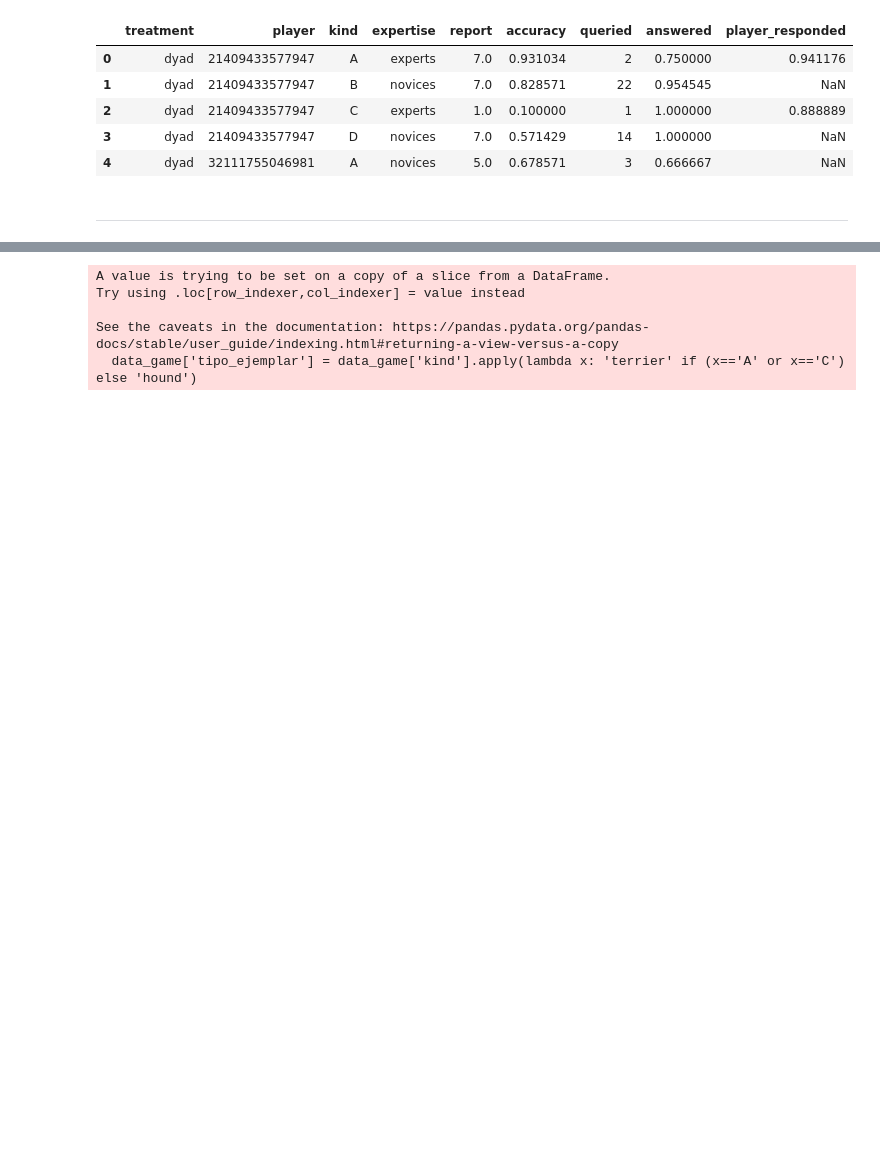
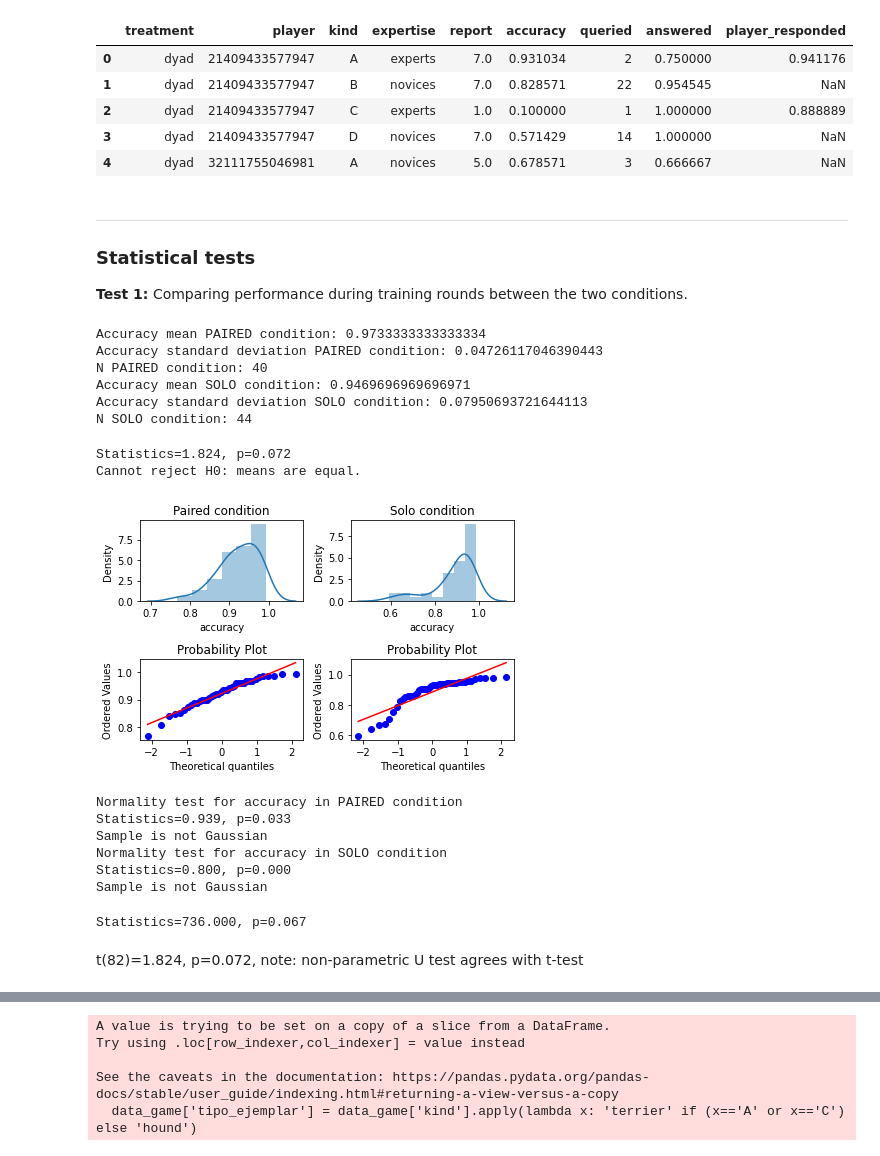
Before and after one commit to EAndrade-Lotero/SPUoDLL, a Jupyter notebook: Results.ipynb, the cells around one changed output, grey strips where cells are left out. Cells and saved outputs as stored; diff of their text form; code cells hidden in the pictures; blank space fills up the shorter version.

```diff
--- a/Results.ipynb
+++ b/Results.ipynb
@@ -60,5 +68,74 @@ reporte_comprension.head()
 | 2 | dyad | 21409433577947 | C | experts | 1.0 | 0.100000 | 1 | 1.000000 | 0.888889 |
 | 3 | dyad | 21409433577947 | D | novices | 7.0 | 0.571429 | 14 | 1.000000 | NaN |
 | 4 | dyad | 32111755046981 | A | novices | 5.0 | 0.678571 | 3 | 0.666667 | NaN |
-# %% [markdown]
-----
+# %% [markdown]
+----
+
+### Statistical tests
+
+**Test 1:**
+Comparing performance during training rounds between the two conditions.
+# %%
+training_dyads = data[(data['stage']=='Training rounds') & (data['treatment']=='dyad') & (data['round']>22)][['player','accuracy']]
+training_dyads = training_dyads.groupby('player').mean().reset_index()
+print('Accuracy mean PAIRED condition:', training_dyads['accuracy'].mean())
+print('Accuracy standard deviation PAIRED condition:', training_dyads['accuracy'].std())
+print('N PAIRED condition:', training_dyads['accuracy'].count())
+
+training_solo = data[(data['stage']=='Training rounds') & (data['treatment']=='single') & (data['round']>22)][['player','accuracy']]
+training_solo = training_solo.groupby('player').mean().reset_index()
+print('Accuracy mean SOLO condition:', training_solo['accuracy'].mean())
+print('Accuracy standard deviation SOLO condition:', training_solo['accuracy'].std())
+print('N SOLO condition:', training_solo['accuracy'].count())
+# %% [output]
+Accuracy mean PAIRED condition: 0.9733333333333334
+Accuracy standard deviation PAIRED condition: 0.04726117046390443
+N PAIRED condition: 40
+Accuracy mean SOLO condition: 0.9469696969696971
+Accuracy standard deviation SOLO condition: 0.07950693721644113
+N SOLO condition: 44
+# %%
+stat, p = stats.ttest_ind(training_dyads['accuracy'],training_solo['accuracy'],)
+print('Statistics=%.3f, p=%.3f' % (stat, p))
+print('Cannot reject H0: means are equal.')
+# %% [output]
+Statistics=1.824, p=0.072
+Cannot reject H0: means are equal.
+# %%
+fig,ax = plt.subplots(2,2)
+ax[0,0].set_title("Paired condition")
+ax[0,1].set_title("Solo condition")
+sns.distplot(training_rounds_dyads['accuracy'], ax=ax[0,0])
+sns.distplot(training_rounds_solo['accuracy'], ax=ax[0,1])
+stats.probplot(training_rounds_dyads['accuracy'], dist="norm", plot=ax[1,0])
+stats.probplot(training_rounds_solo['accuracy'], dist="norm", plot=ax[1,1])
+plt.tight_layout()
+# %% [output]
+[figure, added]
+# %%
+stat, p = stats.shapiro(training_rounds_dyads['accuracy'])
+print('Normality test for accuracy in PAIRED condition')
+print('Statistics=%.3f, p=%.3f' % (stat, p))
+print('Sample is not Gaussian')
+
+stat, p = stats.shapiro(training_rounds_solo['accuracy'])
+print('Normality test for accuracy in SOLO condition')
+print('Statistics=%.3f, p=%.3f' % (stat, p))
+print('Sample is not Gaussian')
+# %% [output]
+Normality test for accuracy in PAIRED condition
+Statistics=0.939, p=0.033
+Sample is not Gaussian
+Normality test for accuracy in SOLO condition
+Statistics=0.800, p=0.000
+Sample is not Gaussian
+# %%
+stat, p = stats.mannwhitneyu(
+    training_dyads['accuracy'],
+    training_solo['accuracy']
+)
+print('Statistics=%.3f, p=%.3f' % (stat, p))
+# %% [output]
+Statistics=736.000, p=0.067
+# %% [markdown]
+t(82)=1.824, p=0.072, note: non-parametric U test agrees with t-test
```
Also changed, not shown: parts of 25 cells of this notebook.
